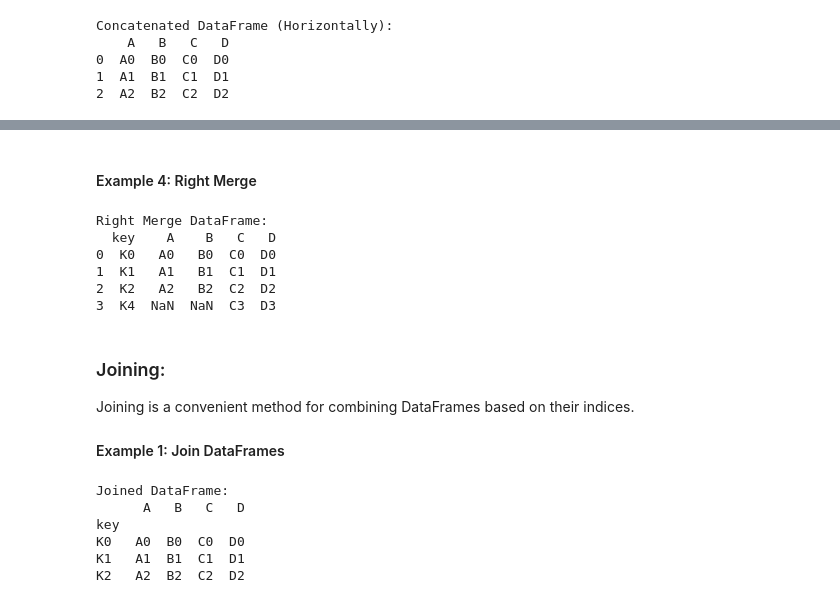
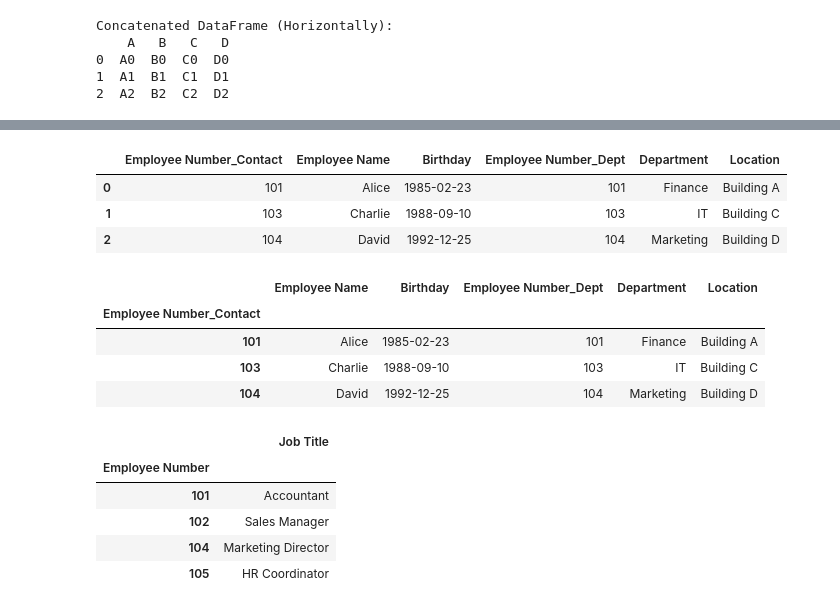
Before and after one commit to danielyouk/machine_learning_daniel, a Jupyter notebook: materials/ch.07/07_01_05_Pandas_Basics_for_Machine_Learning.ipynb, the cells around one changed output, grey strips where cells are left out. Saved outputs shown, nothing was run; the diff lists cells and outputs as text; code cells hidden in the pictures.

```diff
--- a/materials/ch.07/07_01_05_Pandas_Basics_for_Machine_Learning.ipynb
+++ b/materials/ch.07/07_01_05_Pandas_Basics_for_Machine_Learning.ipynb
@@ -568,36 +513,0 @@ Left Merge DataFrame:
-# %% [markdown]
-#### Example 4: Right Merge
-# %%
-# Perform a right merge
-df_right_merge = pd.merge(left, right, on='key', how='right')
-print("\nRight Merge DataFrame:")
-print(df_right_merge)
-# %% [output]
-Right Merge DataFrame:
-  key    A    B   C   D
-0  K0   A0   B0  C0  D0
-1  K1   A1   B1  C1  D1
-2  K2   A2   B2  C2  D2
-3  K4  NaN  NaN  C3  D3
-# %% [markdown]
-### Joining:
-
-Joining is a convenient method for combining DataFrames based on their indices.
-
-#### Example 1: Join DataFrames
-# %%
-# Create sample DataFrames with indices
-left = left.set_index('key')
-right = right.set_index('key')
-
-# Perform a join
-df_join = left.join(right, how='inner')
-print("\nJoined DataFrame:")
-print(df_join)
-# %% [output]
-Joined DataFrame:
-      A   B   C   D
-key
-K0   A0  B0  C0  D0
-K1   A1  B1  C1  D1
-K2   A2  B2  C2  D2
@@ -603,0 +530,11 @@ K2   A2  B2  C2  D2
+# %%
+# Merge using the 'Employee Name' column
+df_merged = pd.merge(df_contacts.reset_index(), df_departments.reset_index(),
+                     on='Employee Name', how='inner', suffixes=('_Contact', '_Dept'))
+
+df_merged
+# %% [output]
+|  | Employee Number_Contact | Employee Name | Birthday | Employee Number_Dept | Department | Location |
+| 0 | 101 | Alice | 1985-02-23 | 101 | Finance | Building A |
+| 1 | 103 | Charlie | 1988-09-10 | 103 | IT | Building C |
+| 2 | 104 | David | 1992-12-25 | 104 | Marketing | Building D |
@@ -603,0 +544,22 @@ K2   A2  B2  C2  D2
+# %%
+df_merged
+# %% [output]
+|  | Employee Name | Birthday | Employee Number_Dept | Department | Location |
+| Employee Number_Contact |  |  |  |  |  |
+| 101 | Alice | 1985-02-23 | 101 | Finance | Building A |
+| 103 | Charlie | 1988-09-10 | 103 | IT | Building C |
+| 104 | David | 1992-12-25 | 104 | Marketing | Building D |
+# %%
+df_titles = pd.DataFrame({
+    'Employee Number': [101, 102, 104, 105],
+    'Job Title': ['Accountant', 'Sales Manager', 'Marketing Director', 'HR Coordinator']
+}).set_index('Employee Number')
+
+df_titles
+# %% [output]
+|  | Job Title |
+| Employee Number |  |
+| 101 | Accountant |
+| 102 | Sales Manager |
+| 104 | Marketing Director |
+| 105 | HR Coordinator |
```
Also changed, not shown: parts of 10 cells of this notebook, 17 other files.
